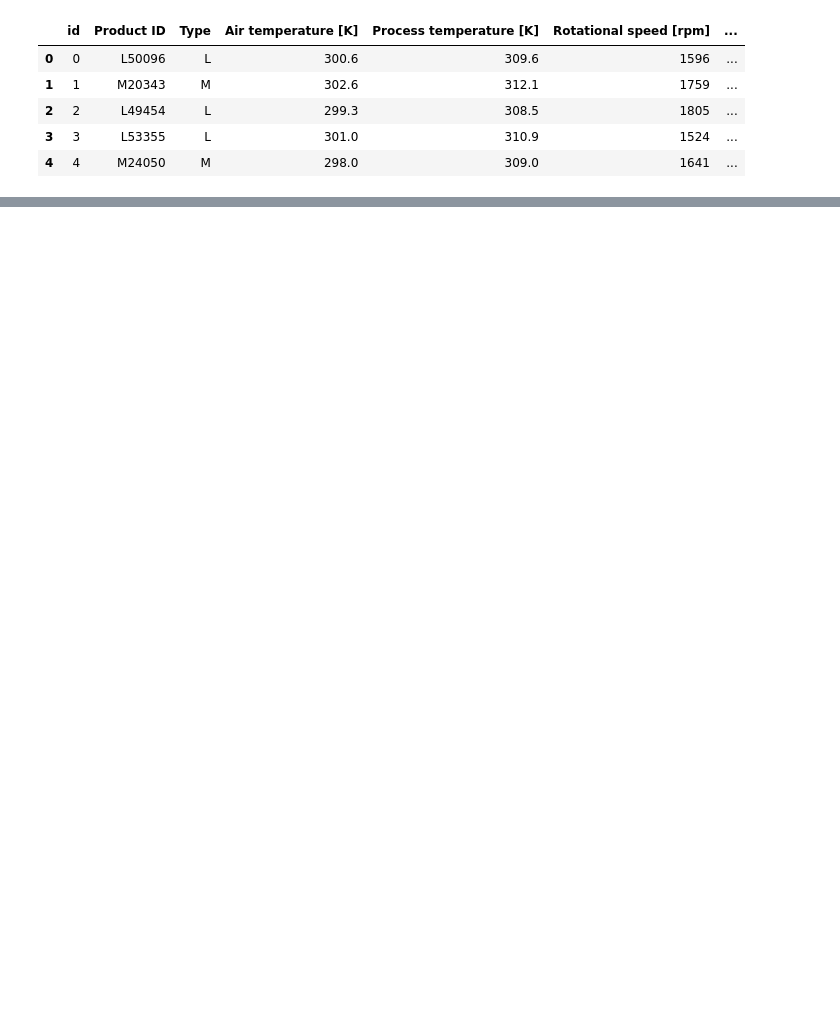
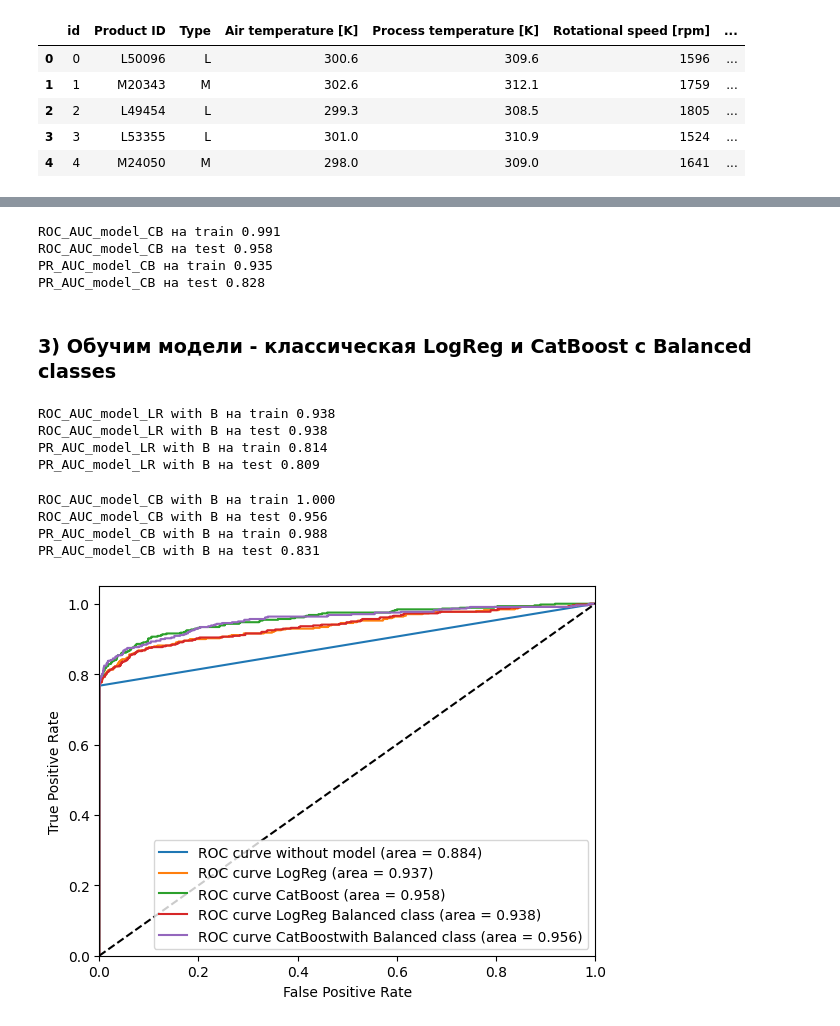
Before and after one commit to ValentinPatrakeev/Equipments-Failures, a Jupyter notebook: Equipments-Failures.ipynb, the cells around one changed output, grey strips where cells are left out. Saved outputs shown, nothing was run; the diff lists cells and outputs as text; code cells hidden in the pictures; blank space fills up the shorter version.

```diff
--- a/Equipments-Failures.ipynb
+++ b/Equipments-Failures.ipynb
@@ -294,0 +347,12 @@ sns.heatmap(corr_matrix,linewidths=0.1, vmax=1.0, vmin=-1.0, annot = True,
+# %%
+strong_correlation_col = [ 'TWF', 'HDF', 'PWF', 'OSF']
+Target_Base_train = X_train[strong_correlation_col].apply(lambda row: 1 if any(row) else 0, axis=1)
+Target_Base_test = X_test[strong_correlation_col].apply(lambda row: 1 if any(row) else 0, axis=1)
+
+score['random_roc_auc'].append(roc_auc_score(y_test, r))
+score['random_pr_auc'].append(average_precision_score(y_test, r))
+
+
+print(f'Качество ROC_AUC базовой модели на тесте по бинарным признакам = {roc_auc_score(y_test, Target_Base_test):.3f}')
+print()
+print(f'Качество PR_AUC базовой модели на тесте по бинарным признакам = {average_precision_score(y_test, Target_Base_test):.3f}')
@@ -294,0 +365,3 @@ sns.heatmap(corr_matrix,linewidths=0.1, vmax=1.0, vmin=-1.0, annot = True,
+# %%
+model_LR = LogisticRegression(random_state=42)
+model_CB = CatBoostClassifier(random_state=42, verbose=False)
@@ -294,0 +395,65 @@ sns.heatmap(corr_matrix,linewidths=0.1, vmax=1.0, vmin=-1.0, annot = True,
+# %%
+ROC_AUC_CB_train, ROC_AUC_CB_test, ROC_PR_CB_train, ROC_PR_CB_test = train_classifier(model_CB,X_train,y_train,X_test,y_test)
+print(f'ROC_AUC_model_CB на train {ROC_AUC_CB_train:.3f}')
+print(f'ROC_AUC_model_CB на test {ROC_AUC_CB_test:.3f}')
+print(f'PR_AUC_model_CB на train {ROC_PR_CB_train:.3f}')
+print(f'PR_AUC_model_CB на test {ROC_PR_CB_test:.3f}')
+# %% [output]
+ROC_AUC_model_CB на train 0.991
+ROC_AUC_model_CB на test 0.958
+PR_AUC_model_CB на train 0.935
+PR_AUC_model_CB на test 0.828
+# %% [markdown]
+### 3) Обучим модели - классическая LogReg и CatBoost c Balanced classes
+# %%
+model_LR_B = LogisticRegression(random_state=42, class_weight='balanced' )
+model_CB_B = CatBoostClassifier(random_state=42, verbose=False, auto_class_weights='Balanced' )
+# %%
+ROC_AUC_LR_train_B, ROC_AUC_LR_test_B, ROC_PR_LR_train_B, ROC_PR_LR_test_B = train_classifier(model_LR_B,X_train,y_train,X_test,y_test)
+print(f'ROC_AUC_model_LR with B на train {ROC_AUC_LR_train_B:.3f}')
+print(f'ROC_AUC_model_LR with B на test {ROC_AUC_LR_test_B:.3f}')
+print(f'PR_AUC_model_LR with B на train {ROC_PR_LR_train_B:.3f}')
+print(f'PR_AUC_model_LR with B на test {ROC_PR_LR_test_B:.3f}')
+# %% [output]
+ROC_AUC_model_LR with B на train 0.938
+ROC_AUC_model_LR with B на test 0.938
+PR_AUC_model_LR with B на train 0.814
+PR_AUC_model_LR with B на test 0.809
+# %%
+ROC_AUC_CB_train_B, ROC_AUC_CB_test_B, ROC_PR_CB_train_B, ROC_PR_CB_test_B = train_classifier(model_CB_B,X_train,y_train,X_test,y_test)
+print(f'ROC_AUC_model_CB with B на train {ROC_AUC_CB_train_B:.3f}')
+print(f'ROC_AUC_model_CB with B на test {ROC_AUC_CB_test_B:.3f}')
+print(f'PR_AUC_model_CB with B на train {ROC_PR_CB_train_B:.3f}')
+print(f'PR_AUC_model_CB with B на test {ROC_PR_CB_test_B:.3f}')
+# %% [output]
+ROC_AUC_model_CB with B на train 1.000
+ROC_AUC_model_CB with B на test 0.956
+PR_AUC_model_CB with B на train 0.988
+PR_AUC_model_CB with B на test 0.831
+# %%
+
+# Вычисляем значения FPR и TPR
+fpr, tpr, thresholds = roc_curve(y_test, Target_Base_test)
+fp_LR, tpr_LR, thresholds_LR = roc_curve(y_test, model_LR.predict_proba(X_test)[:,1])
+fp_CB, tpr_CB, thresholds_CB = roc_curve(y_test, model_CB.predict_proba(X_test)[:,1])
+fp_LR_B, tpr_LR_B, thresholds_LR_B = roc_curve(y_test, model_LR_B.predict_proba(X_test)[:,1])
+fp_CB_B, tpr_CB_B, thresholds_CB_B = roc_curve(y_test, model_CB_B.predict_proba(X_test)[:,1])
+# Вычисляем значение площади под кривой ROC-AUC
+roc_auc,roc_auc_LR,roc_auc_CB,roc_auc_LR_B,roc_auc_CB_B = auc(fpr, tpr), auc(fp_LR, tpr_LR), auc(fp_CB, tpr_CB), auc(fp_LR_B, tpr_LR_B), auc(fp_CB_B, tpr_CB_B)
+
+# Рисуем график ROC-AUC
+plt.plot(fpr, tpr, label='ROC curve without model (area = %0.3f)' % roc_auc)
+plt.plot(fp_LR, tpr_LR, label='ROC curve LogReg (area = %0.3f)' % roc_auc_LR)
+plt.plot(fp_CB, tpr_CB, label='ROC curve CatBoost (area = %0.3f)' % roc_auc_CB)
+plt.plot(fp_LR_B, tpr_LR_B, label='ROC curve LogReg Balanced class (area = %0.3f)' % roc_auc_LR_B)
+plt.plot(fp_CB_B, tpr_CB_B, label='ROC curve CatBoostwith Balanced class (area = %0.3f)' % roc_auc_CB_B)
+plt.plot([0, 1], [0, 1], 'k--')  # Случайная модель
+plt.xlim([0.0, 1.0])
+plt.ylim([0.0, 1.05])
+plt.xlabel('False Positive Rate')
+plt.ylabel('True Positive Rate')
+#plt.title('Receiver Operating Characteristic')
+plt.legend(loc="lower right")
+plt.show()
+# %% [output]
+[figure, added]
```
Also changed, not shown: parts of 57 cells of this notebook, 1 other file.
